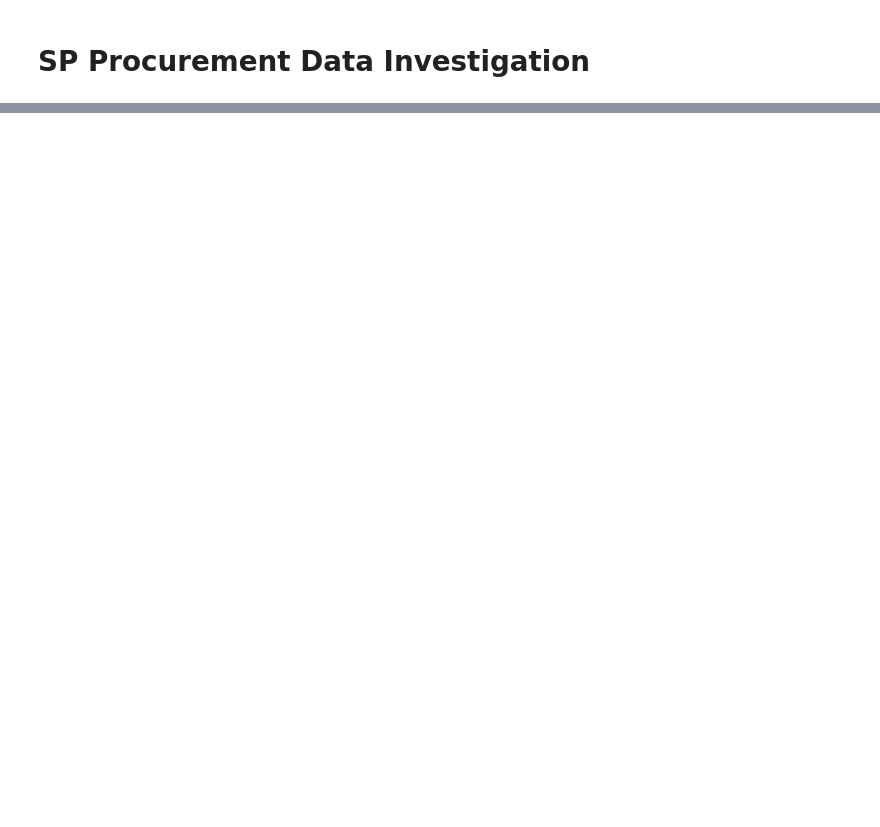
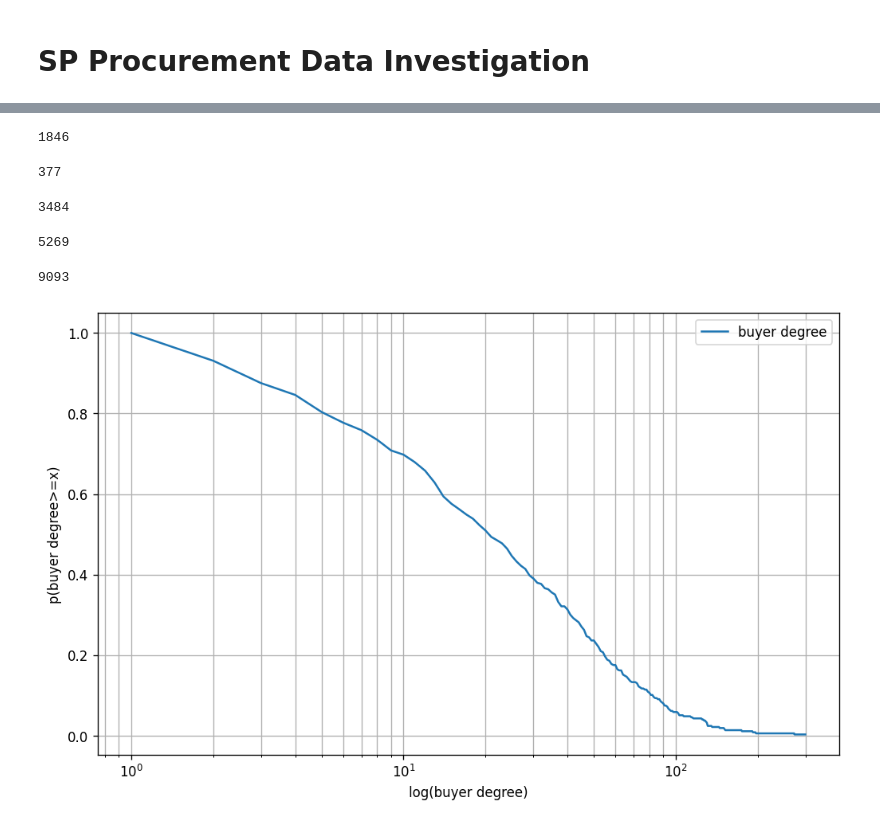
Before and after one commit to ArtVande1ay/sao-paulo-procurement-networks, a Jupyter notebook: bids_eda.ipynb, the cells around one changed output, grey strips where cells are left out. Drawn from its saved outputs; the diff is of its cells as text; code cells hidden in the pictures; blank space fills up the shorter version.

```diff
--- a/bids_eda.ipynb
+++ b/bids_eda.ipynb
@@ -336,0 +59,39 @@ Name: count, dtype: float64
+# %%
+# how many auctions are there?
+df.id.nunique()
+# %% [output]
+1846
+# %%
+# how many buyers are there?
+df.uge.nunique()
+# %% [output]
+377
+# %%
+# how many unique bidders are there?
+df.supplier_name.nunique()
+# %% [output]
+3484
+# %%
+# how many unique items are there?
+df.item.nunique()
+# %% [output]
+5269
+# %%
+# how many total items were auctioned off?
+df.groupby("id")["sequence_item"].nunique().sum()
+# %% [output]
+9093
+# %%
+# what is the degree distribution graph of the buyers? ('uge')
+# x-axis = degree of node
+# y-axis = number of nodes with that degree or higher
+
+from src.graph_utils import plot_value_distribution
+
+degrees = df.groupby("uge")["supplier_name"].nunique().value_counts()
+
+plot_value_distribution(
+    degrees, x_log_scale=True, y_log_scale=False, label="buyer degree", fit_curve=False
+)
+# %% [output]
+[figure, added]
```
Also changed, not shown: parts of 38 cells of this notebook, 1 other file.
